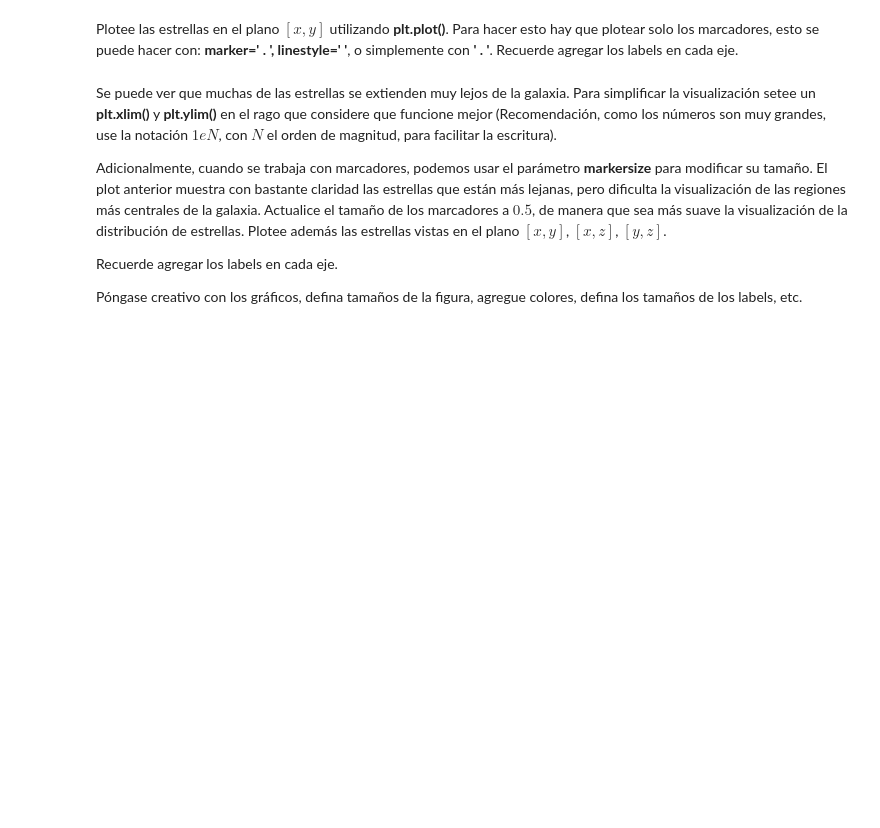
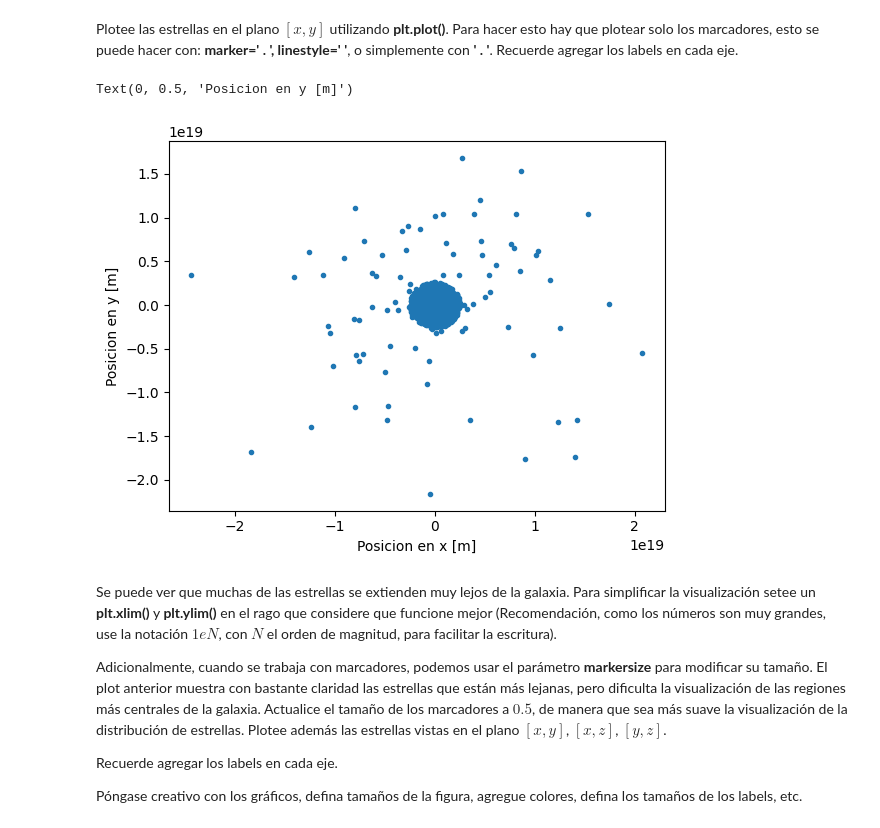
Before and after one commit to ASGN89/Tarea-1, a Jupyter notebook: Tarea_1.ipynb, the cells around one changed output. Cells and saved outputs as stored; diff of their text form; code cells hidden in the pictures; blank space fills up the shorter version.

```diff
--- a/Tarea_1.ipynb
+++ b/Tarea_1.ipynb
@@ -289,6 +289,8 @@ plt.legend()
 El archivo **galaxy2.csv** contiene datos de la posición de estrellas sintéticas de una galaxia. Al igual que en la sección anterior, cargue los datos utilizando **pd.read_csv()**.
 # %%
 # Carge y abra el archivo
+path="/content/drive/MyDrive/galaxy2.csv"
+df_galaxy = pd.read_csv(path)
 # %% [markdown]
 Vea los primeros 10 elementos del dataframe. ¿Qué tipo de información puede encontrar? Dado el nombre de las columnas, ¿en qué unidades se encuentran?
 
@@ -296,5 +315,12 @@ Vea los primeros 10 elementos del dataframe. ¿Qué tipo de información puede e
 # %% [markdown]
 Plotee las estrellas en el plano $[x, y]$ utilizando **plt.plot()**. Para hacer esto hay que plotear solo los marcadores, esto se puede hacer con: **marker=' . ', linestyle='  '**, o simplemente con **' . '**. Recuerde agregar los labels en cada eje.
+# %%
+plt.plot(df_galaxy["x[m]"], df_galaxy["y[m]"], marker=".", linestyle="")
+plt.xlabel("Posicion en x [m]")
+plt.ylabel("Posicion en y [m]")
+# %% [output]
+Text(0, 0.5, 'Posicion en y [m]')
+[figure, added]
 # %% [markdown]
 Se puede ver que muchas de las estrellas se extienden muy lejos de la galaxia. Para simplificar la visualización setee un **plt.xlim()** y **plt.ylim()** en el rago que considere que funcione mejor (Recomendación, como los números son muy grandes, use la notación $1eN$, con $N$ el orden de magnitud, para facilitar la escritura).
 
```
Also changed, not shown: parts of 9 cells of this notebook.
